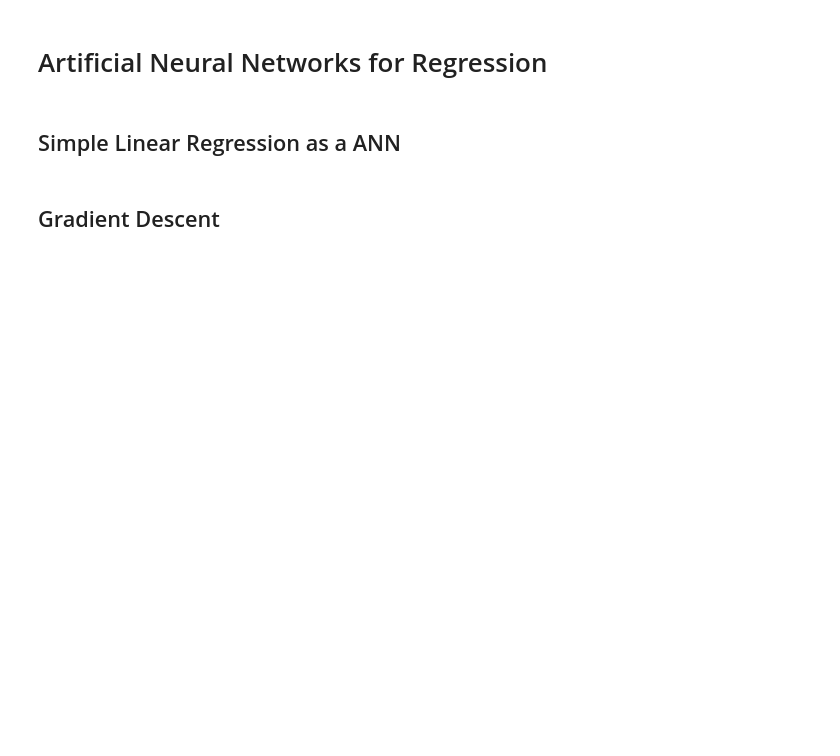
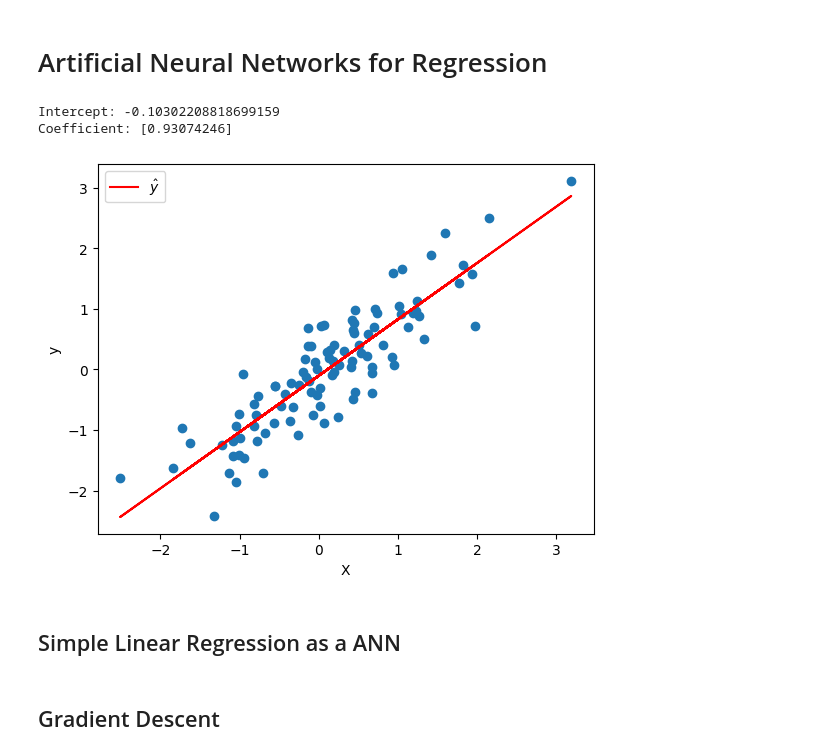
Before and after one commit to febse/ta, a Jupyter notebook: class/03-02-ANN-Regression.ipynb, the cells around one changed output. Drawn from its saved outputs; the diff is of its cells as text; code cells hidden in the pictures; blank space fills up the shorter version.

```diff
--- a/class/03-02-ANN-Regression.ipynb
+++ b/class/03-02-ANN-Regression.ipynb
@@ -3,3 +37,26 @@
+# %%
+# Fit linear regression using so that
+# we can compare with the network result later
+
+linreg = LinearRegression()
+linreg.fit(X, y)
+
+print("Intercept:", linreg.intercept_)
+print("Coefficient:", linreg.coef_)
+# %% [output]
+Intercept: -0.10302208818699159
+Coefficient: [0.93074246]
+# %%
+# Plot the data and the fitted regression line
+
+plt.scatter(X, y)
+plt.plot(X, linreg.predict(X), color='red', label = r'$\hat{y}$')
+plt.xlabel('X')
+plt.ylabel('y')
+plt.legend()
+plt.show()
+# %% [output]
+[figure, added]
 # %% [markdown]
 ## Simple Linear Regression as a ANN
 # %% [markdown]
```
Also changed, not shown: parts of 17 cells of this notebook, 9 other files.
